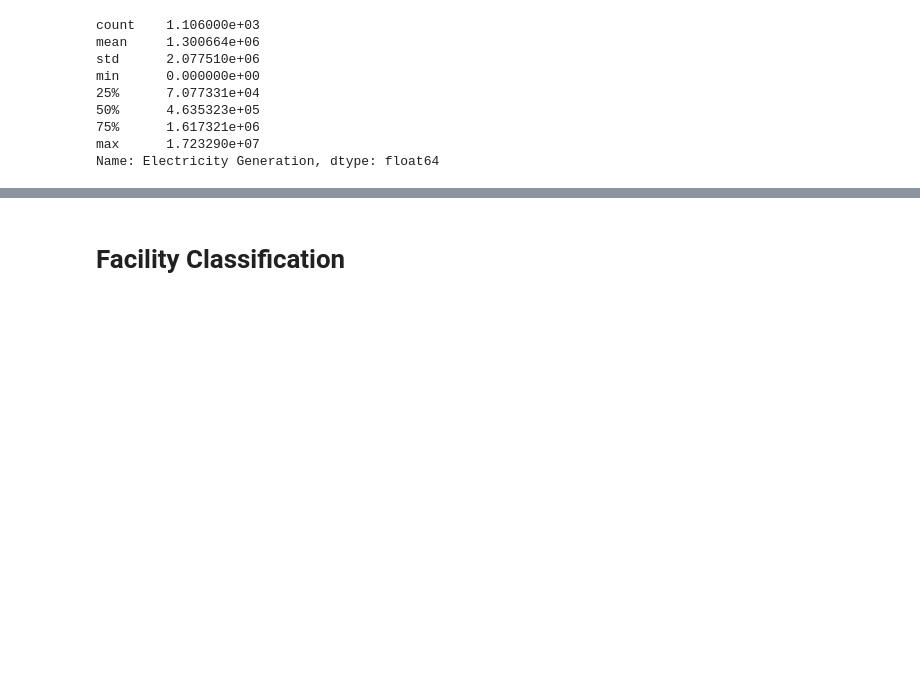
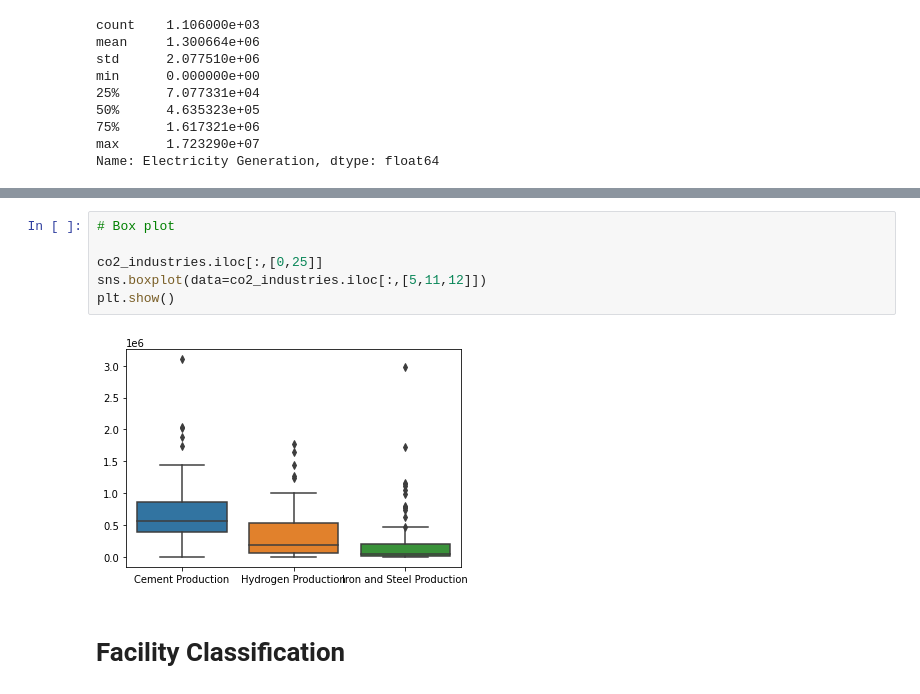
Before and after one commit to edanyi/ed_RCEL506, a Jupyter notebook: RCEL_506_CCS_Analysis.ipynb, the cells around one changed output, grey strips where cells are left out. Drawn from its saved outputs; the diff is of its cells as text; blank space fills up the shorter version.

```diff
--- a/RCEL_506_CCS_Analysis.ipynb
+++ b/RCEL_506_CCS_Analysis.ipynb
@@ -370,3 +431,11 @@ for labels,content in priority_industries.items():
+# %%
+# Box plot
+
+co2_industries.iloc[:,[0,25]]
+sns.boxplot(data=co2_industries.iloc[:,[5,11,12]])
+plt.show()
+# %% [output]
+[figure, added]
 # %% [markdown]
 # Facility Classification
 # %% [markdown]
```
Also changed, not shown: parts of 11 cells of this notebook.
